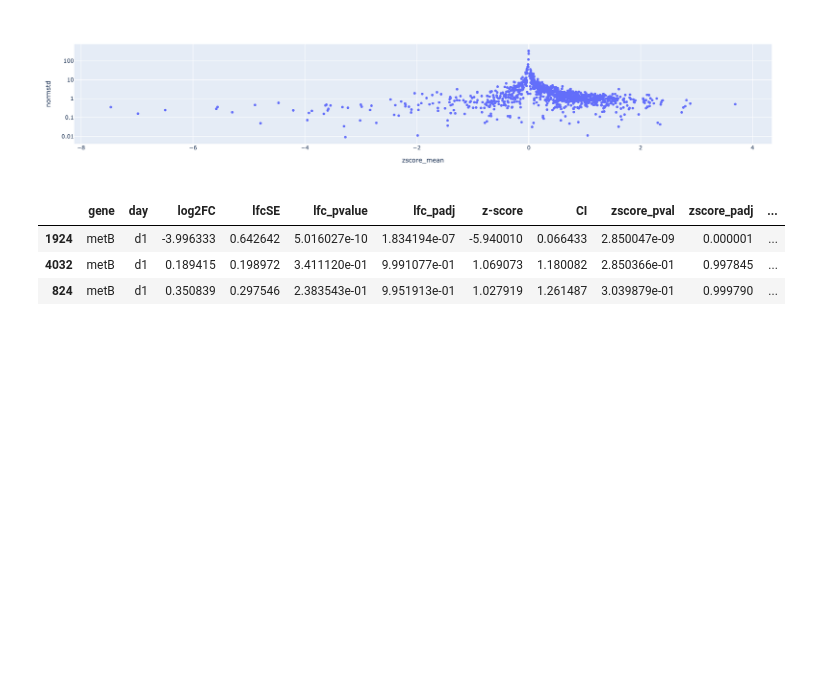
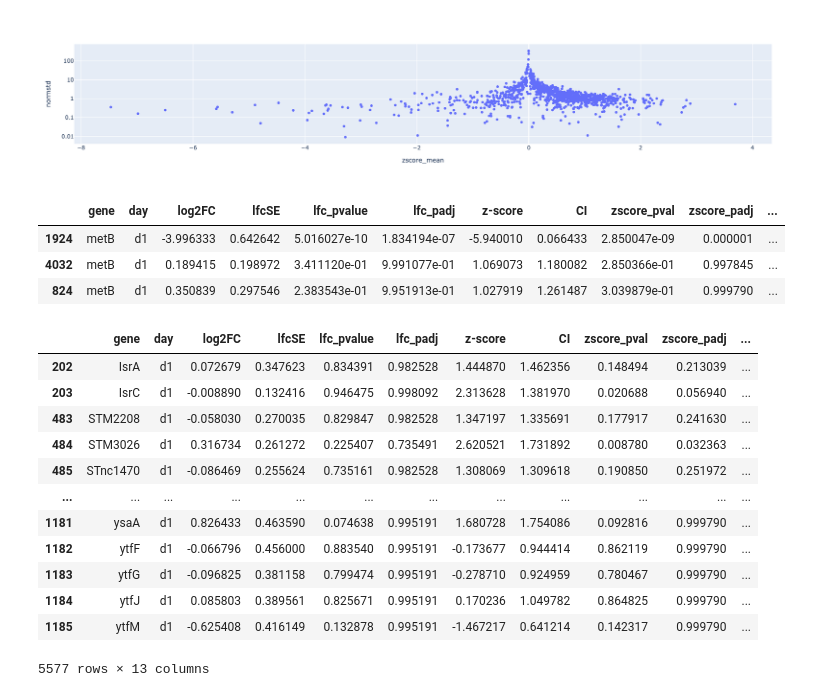
Before and after one commit to MicrobiologyETHZ/nguyenb_rbtnseq_2024, a Jupyter notebook: code/notebooks/08_2021_pathway_enrichment/pathway_enrichment1.ipynb, the cells around one changed output. Saved outputs shown, nothing was run; the diff lists cells and outputs as text; code cells hidden in the pictures; blank space fills up the shorter version.

```diff
--- a/code/notebooks/08_2021_pathway_enrichment/pathway_enrichment1.ipynb
+++ b/code/notebooks/08_2021_pathway_enrichment/pathway_enrichment1.ipynb
@@ -81,3 +102,23 @@ df1[df1.gene == 'metB']
 | 1924 | metB | d1 | -3.996333 | 0.642642 | 5.016027e-10 | 1.834194e-07 | -5.940010 | 0.066433 | 2.850047e-09 | 0.000001 | ... |
 | 4032 | metB | d1 | 0.189415 | 0.198972 | 3.411120e-01 | 9.991077e-01 | 1.069073 | 1.180082 | 2.850366e-01 | 0.997845 | ... |
 | 824 | metB | d1 | 0.350839 | 0.297546 | 2.383543e-01 | 9.951913e-01 | 1.027919 | 1.261487 | 3.039879e-01 | 0.999790 | ... |
+# %%
+genes = [g for g in df.gene if len(g) < 10]
+# day 1
+df1 =df[(df.day == 'd1')& (df.gene.isin(genes))]
+# %%
+df1
+# %% [output]
+|  | gene | day | log2FC | lfcSE | lfc_pvalue | lfc_padj | z-score | CI | zscore_pval | zscore_padj | ... |
+| 202 | IsrA | d1 | 0.072679 | 0.347623 | 0.834391 | 0.982528 | 1.444870 | 1.462356 | 0.148494 | 0.213039 | ... |
+| 203 | IsrC | d1 | -0.008890 | 0.132416 | 0.946475 | 0.998092 | 2.313628 | 1.381970 | 0.020688 | 0.056940 | ... |
+| 483 | STM2208 | d1 | -0.058030 | 0.270035 | 0.829847 | 0.982528 | 1.347197 | 1.335691 | 0.177917 | 0.241630 | ... |
+| 484 | STM3026 | d1 | 0.316734 | 0.261272 | 0.225407 | 0.735491 | 2.620521 | 1.731892 | 0.008780 | 0.032363 | ... |
+| 485 | STnc1470 | d1 | -0.086469 | 0.255624 | 0.735161 | 0.982528 | 1.308069 | 1.309618 | 0.190850 | 0.251972 | ... |
+| ... | ... | ... | ... | ... | ... | ... | ... | ... | ... | ... | ... |
+| 1181 | ysaA | d1 | 0.826433 | 0.463590 | 0.074638 | 0.995191 | 1.680728 | 1.754086 | 0.092816 | 0.999790 | ... |
+| 1182 | ytfF | d1 | -0.066796 | 0.456000 | 0.883540 | 0.995191 | -0.173677 | 0.944414 | 0.862119 | 0.999790 | ... |
+| 1183 | ytfG | d1 | -0.096825 | 0.381158 | 0.799474 | 0.995191 | -0.278710 | 0.924959 | 0.780467 | 0.999790 | ... |
+| 1184 | ytfJ | d1 | 0.085803 | 0.389561 | 0.825671 | 0.995191 | 0.170236 | 1.049782 | 0.864825 | 0.999790 | ... |
+| 1185 | ytfM | d1 | -0.625408 | 0.416149 | 0.132878 | 0.995191 | -1.467217 | 0.641214 | 0.142317 | 0.999790 | ... |
+5577 rows × 13 columns
```
Also changed, not shown: parts of 12 cells of this notebook, 9 other files.
